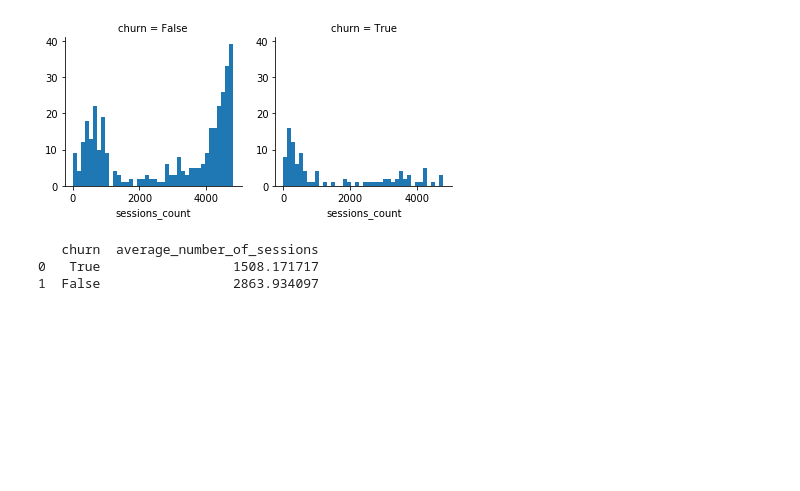
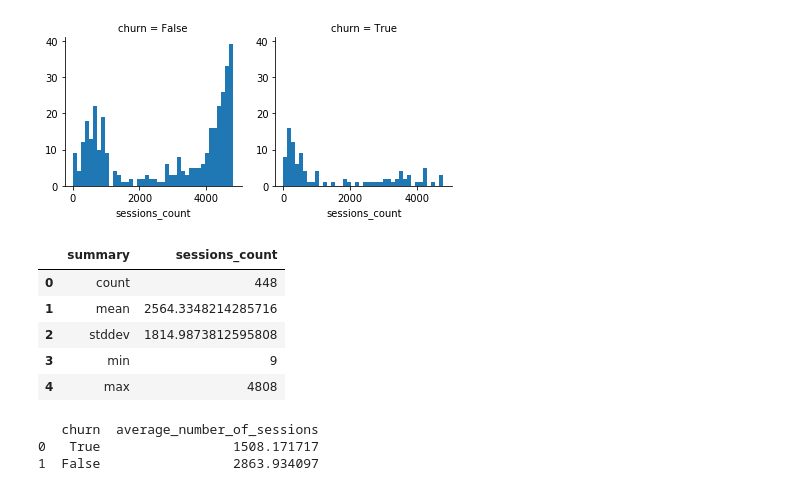
Before and after one commit to AlligatorJ/Sparkify, a Jupyter notebook: Sparkify.ipynb, the cells around one changed output. Saved outputs shown, nothing was run; the diff lists cells and outputs as text; code cells hidden in the pictures; blank space fills up the shorter version.

Commit message:
Additional Statistics and Comments to code

```diff
--- a/Sparkify.ipynb
+++ b/Sparkify.ipynb
@@ -235,6 +239,16 @@ df_explore = df.groupBy('userId', 'churn').agg(f.max('sessionId').alias('session
 plot_hist("sessions_count", "churn")
 # %% [output]
 [figure]
+# %%
+#statistics of session count
+df_explore.select("sessions_count").describe().toPandas()
+# %% [output]
+|  | summary | sessions_count |
+| 0 | count | 448 |
+| 1 | mean | 2564.3348214285716 |
+| 2 | stddev | 1814.9873812595808 |
+| 3 | min | 9 |
+| 4 | max | 4808 |
 # %%
 #calculate the average number_of_sessions of a user
 plot_avg('sessions_count','average_number_of_sessions')
```
Also changed, not shown: parts of 12 cells of this notebook.
